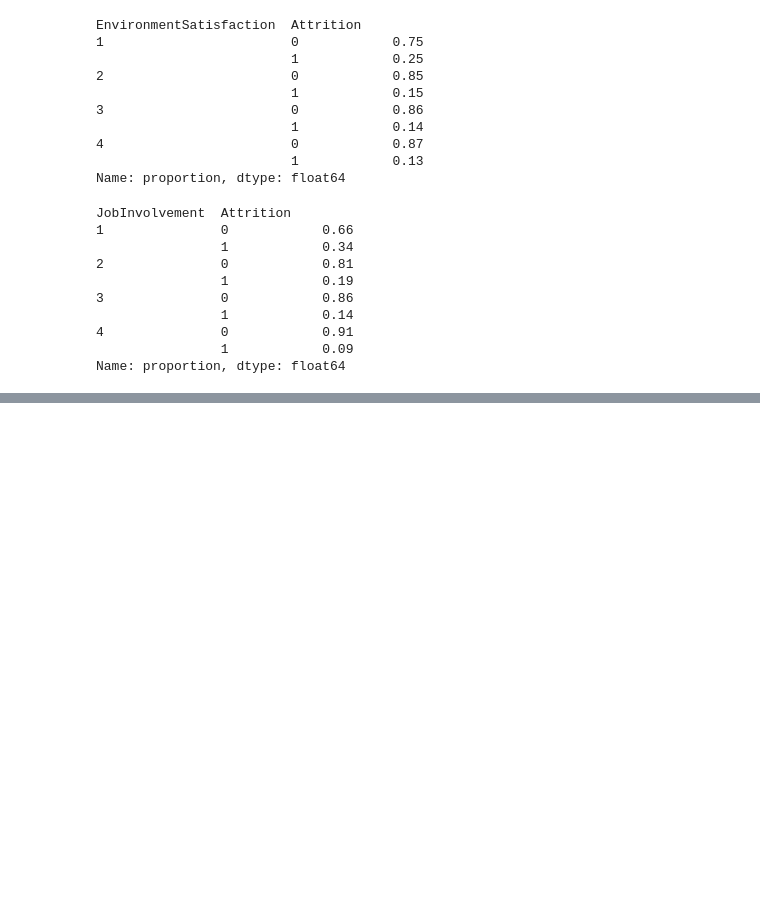
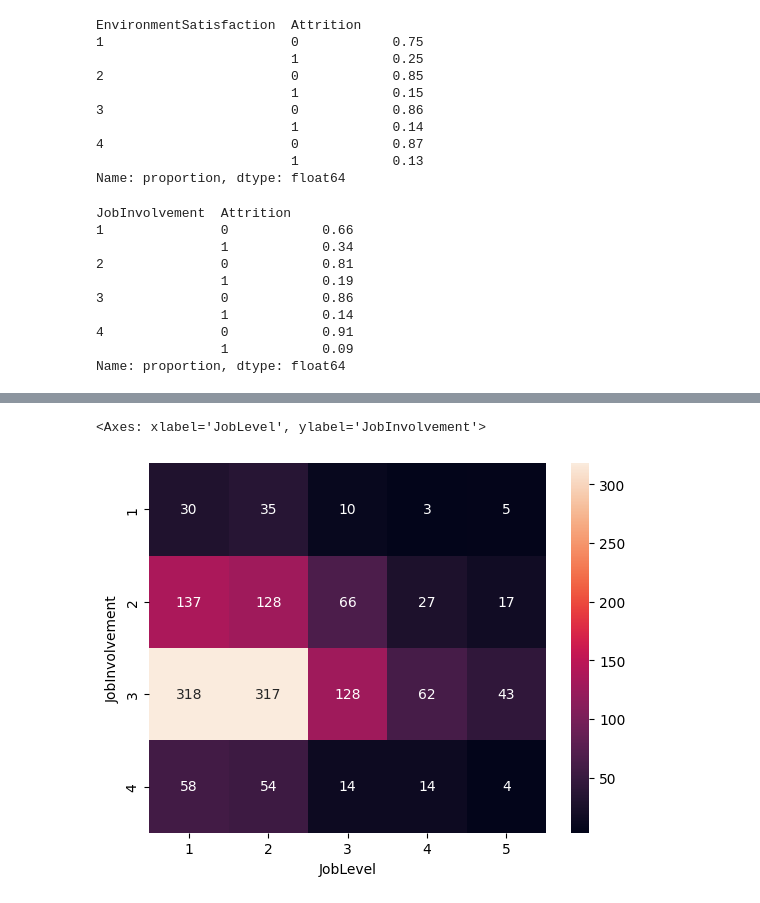
Before and after one commit to ismail-sha/Employee-Resignation-Prediction, a Jupyter notebook: resig_pred.ipynb, the cells around one changed output, grey strips where cells are left out. Saved outputs shown, nothing was run; the diff lists cells and outputs as text; code cells hidden in the pictures; blank space fills up the shorter version.

```diff
--- a/resig_pred.ipynb
+++ b/resig_pred.ipynb
@@ -202,0 +217,7 @@ Name: proportion, dtype: float64
+# %%
+heat3 = (df.groupby(['JobInvolvement', 'JobLevel'])['Attrition'].size().unstack()).round(1)
+
+sns.heatmap(heat3, annot=True, fmt='g')
+# %% [output]
+<Axes: xlabel='JobLevel', ylabel='JobInvolvement'>
+[figure, added]
```
Also changed, not shown: parts of 3 cells of this notebook.
